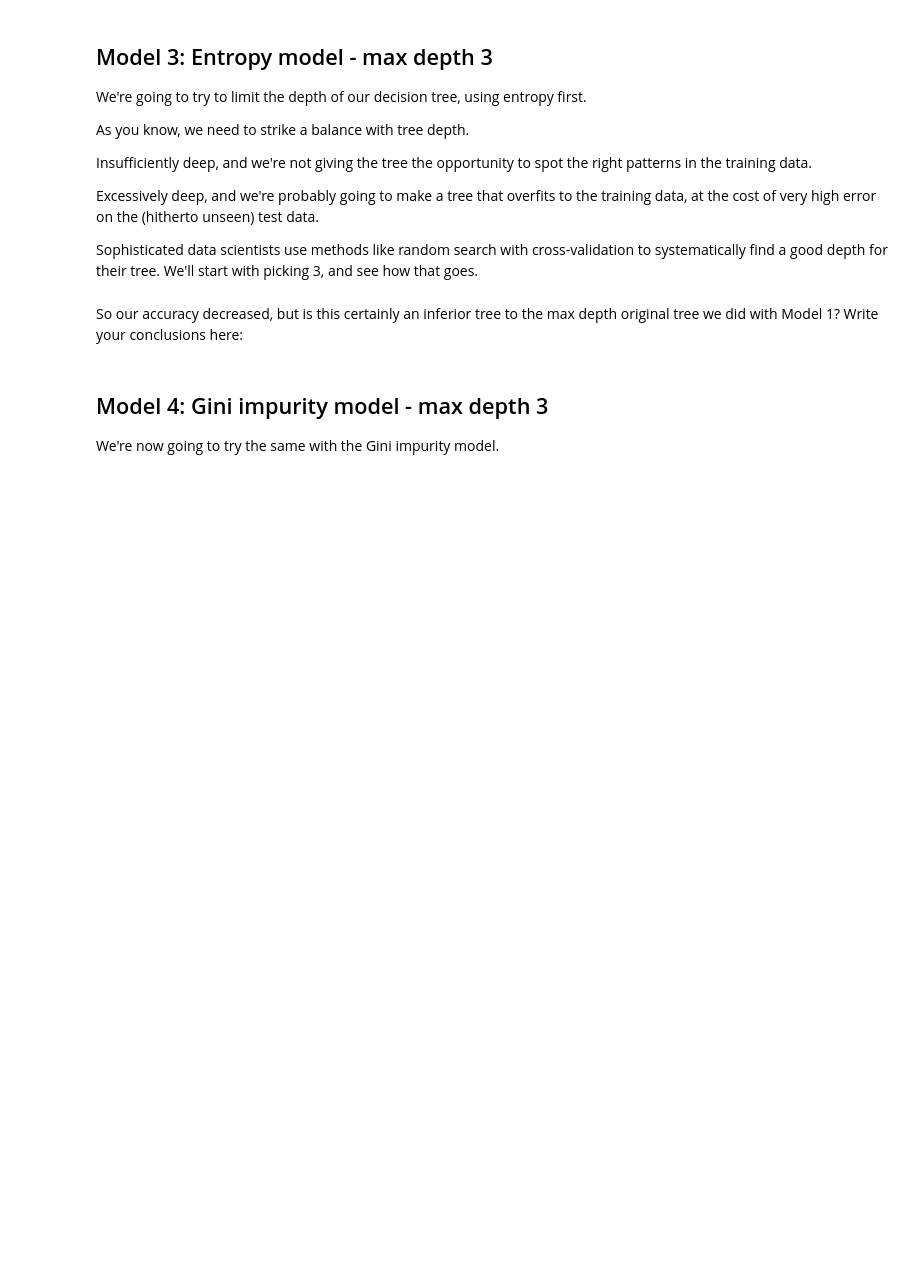
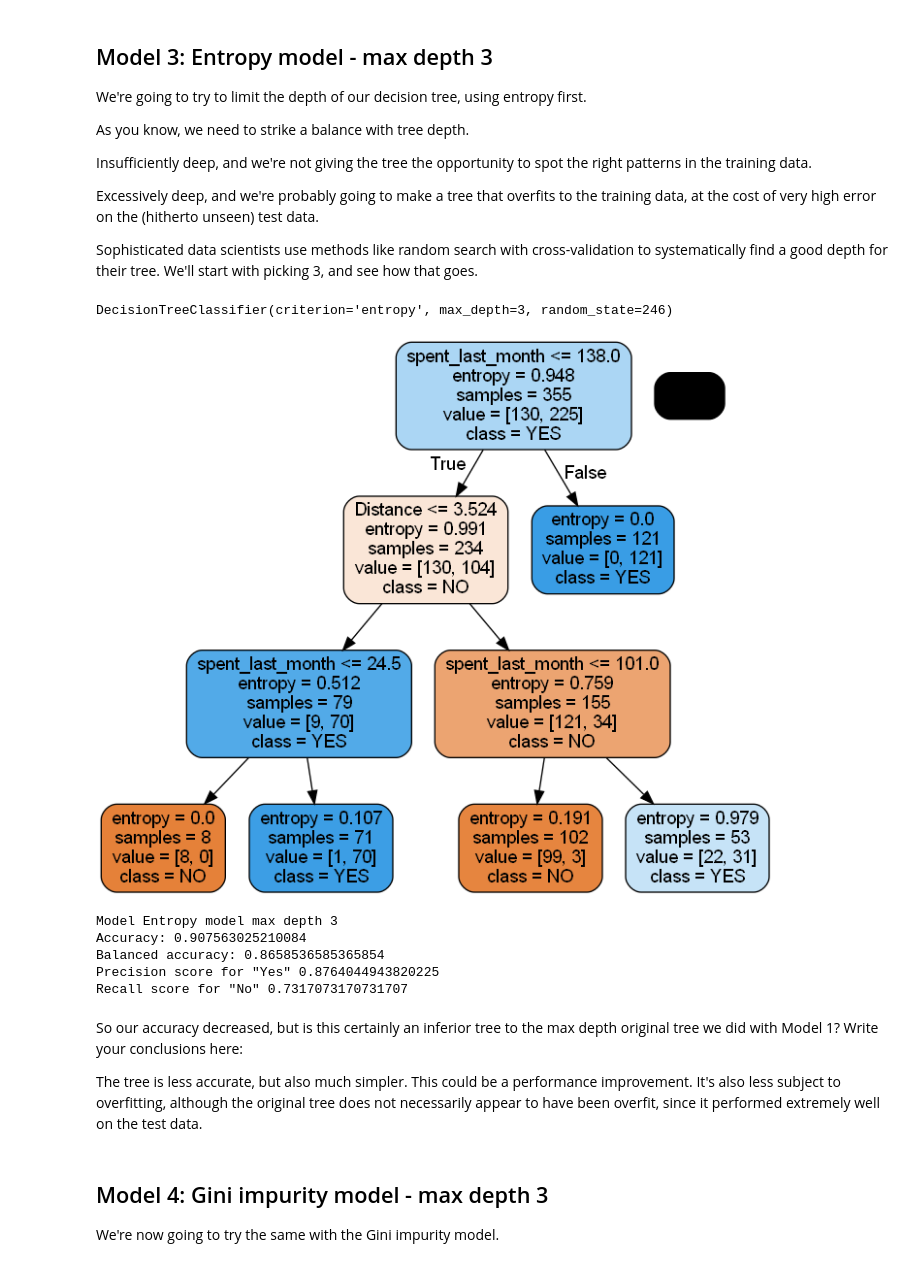
Before and after one commit to MsEM11/Decision-Tree-Case-Study, a Jupyter notebook: Springboard Decision Tree Specialty Coffee Case Study - Tier 3.ipynb, the cells around one changed output. Saved outputs shown, nothing was run; the diff lists cells and outputs as text; code cells hidden in the pictures; blank space fills up the shorter version.

Commit message:
Created and evaluated two more models with different criterions and a set max depth.

```diff
--- a/Springboard Decision Tree Specialty Coffee Case Study - Tier 3.ipynb
+++ b/Springboard Decision Tree Specialty Coffee Case Study - Tier 3.ipynb
@@ -455,13 +455,24 @@ Sophisticated data scientists use methods like random search with cross-validati
 # %%
 # Made a model as before, but call it entr_model2, and make the max_depth parameter equal to 3.
 # Execute the fitting, predicting, and Series operations as before
-_ _ _
+entr_model2 = tree.DecisionTreeClassifier(criterion='entropy',random_state=246,max_depth=3)
+entr_model2.fit(X_train,y_train)
+y_pred = entr_model2.predict(X_test)
+y_pred = pd.Series(y_pred)
+entr_model2
+# %% [output]
+DecisionTreeClassifier(criterion='entropy', max_depth=3, random_state=246)
 # %%
 # As before, we need to visualize the tree to grasp its nature
-_ _ _
+dot_data = StringIO()
+tree.export_graphviz(entr_model2,out_file=dot_data,feature_names=X_train.columns,
+                     filled=True,rounded=True,class_names=entr_model2.classes_)
+graph = pydotplus.graph_from_dot_data(dot_data.getvalue())
+Image(graph.create_png())
 
 # Alternatively for class_names use entr_model2.classes_
-_ _ _
+# %% [output]
+[figure, added]
 # %%
 # Run this block for model evaluation
 print("Model Entropy model max depth 3")
@@ -469,8 +480,16 @@ print("Accuracy:", metrics.accuracy_score(y_test,y_pred))
 print("Balanced accuracy:", metrics.balanced_accuracy_score(y_test,y_pred))
 print('Precision score for "Yes"' , metrics.precision_score(y_test,y_pred, pos_label = "YES"))
 print('Recall score for "No"' , metrics.recall_score(y_test,y_pred, pos_label = "NO"))
+# %% [output]
+Model Entropy model max depth 3
+Accuracy: 0.907563025210084
+Balanced accuracy: 0.8658536585365854
+Precision score for "Yes" 0.8764044943820225
+Recall score for "No" 0.7317073170731707
 # %% [markdown]
 So our accuracy decreased, but is this certainly an inferior tree to the max depth original tree we did with Model 1? Write your conclusions here:
+
+The tree is less accurate, but also much simpler. This could be a performance improvement. It's also less subject to overfitting, although the original tree does not necessarily appear to have been overfit, since it performed extremely well on the test data.
 # %% [markdown]
 ## Model 4: Gini impurity  model - max depth 3
 We're now going to try the same with the Gini impurity model.
```
Also changed, not shown: parts of 7 cells of this notebook.
